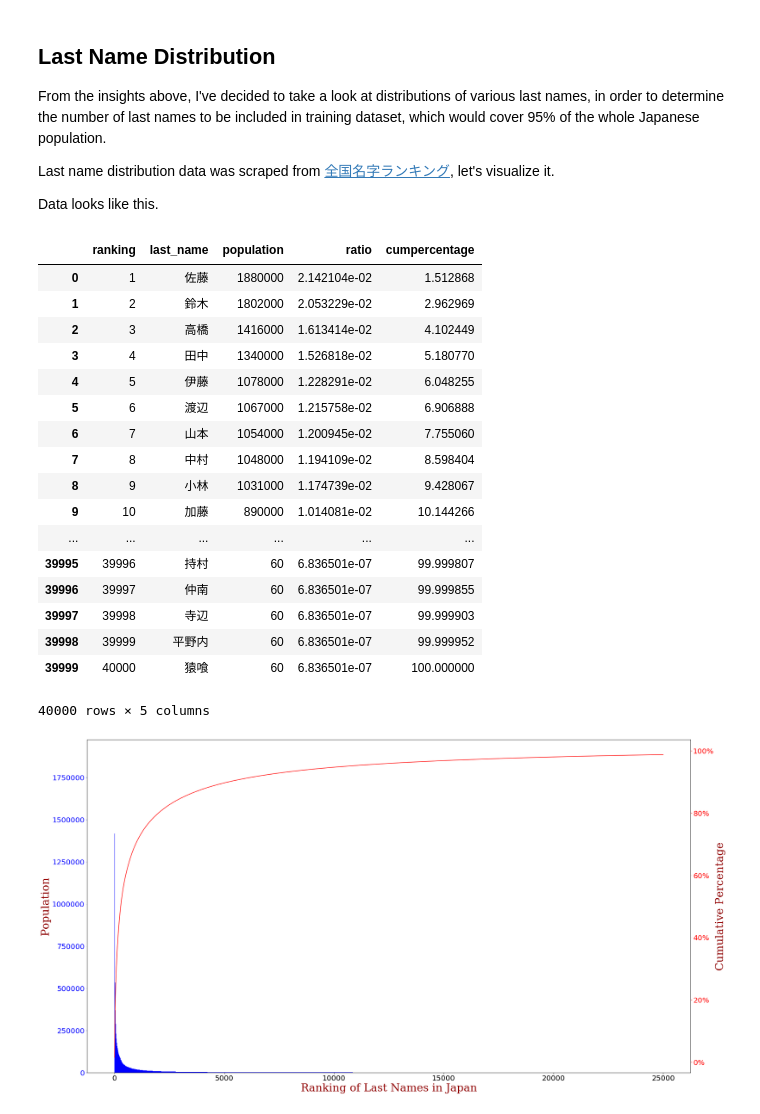
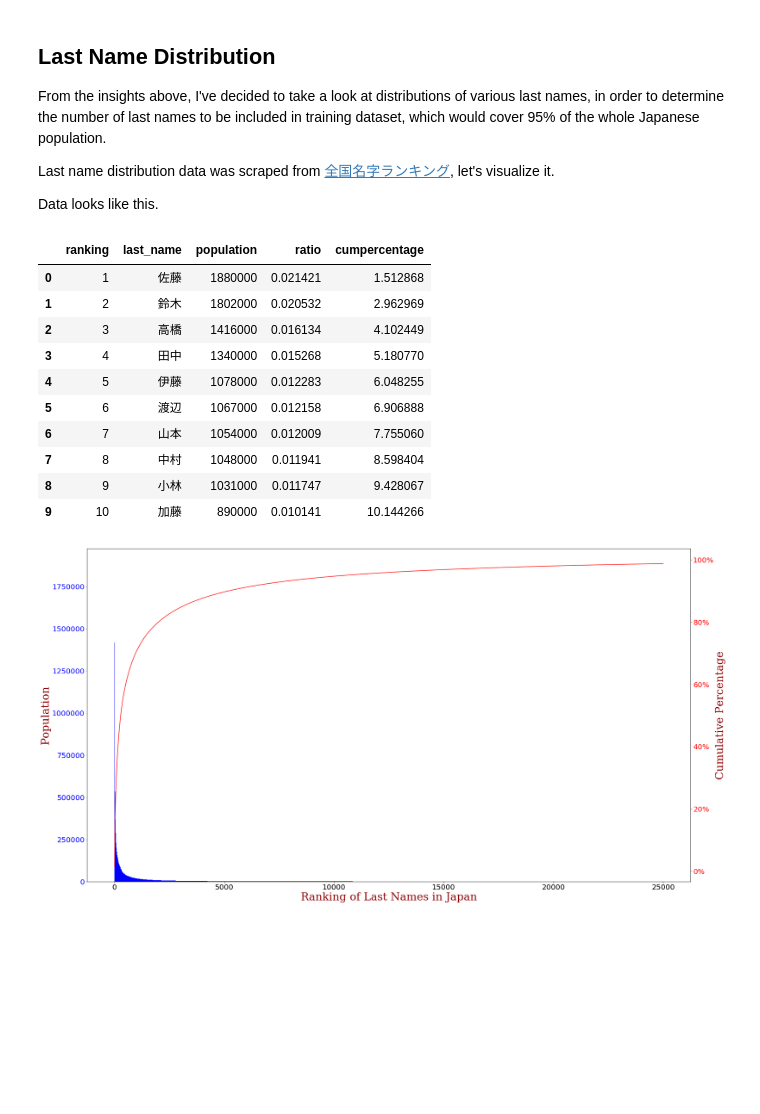
Before and after one commit to wtberry/NameClassifier, a Jupyter notebook: name analysis.ipynb, the cells around one changed output. Drawn from its saved outputs; the diff is of its cells as text; code cells hidden in the pictures; blank space fills up the shorter version.

Commit message:
performing EDA on name analysis data

```diff
--- a/name analysis.ipynb
+++ b/name analysis.ipynb
@@ -129,25 +124,18 @@ Last name distribution data was scraped from [全国名字ランキング](https
 Data looks like this.
 # %%
 names = pd.read_csv('data/last_names.csv')
-names
+names.head(10)
 # %% [output]
 |  | ranking | last_name | population | ratio | cumpercentage |
-| 0 | 1 | 佐藤 | 1880000 | 2.142104e-02 | 1.512868 |
-| 1 | 2 | 鈴木 | 1802000 | 2.053229e-02 | 2.962969 |
-| 2 | 3 | 高橋 | 1416000 | 1.613414e-02 | 4.102449 |
-| 3 | 4 | 田中 | 1340000 | 1.526818e-02 | 5.180770 |
-| 4 | 5 | 伊藤 | 1078000 | 1.228291e-02 | 6.048255 |
-| 5 | 6 | 渡辺 | 1067000 | 1.215758e-02 | 6.906888 |
-| 6 | 7 | 山本 | 1054000 | 1.200945e-02 | 7.755060 |
-| 7 | 8 | 中村 | 1048000 | 1.194109e-02 | 8.598404 |
-| 8 | 9 | 小林 | 1031000 | 1.174739e-02 | 9.428067 |
-| 9 | 10 | 加藤 | 890000 | 1.014081e-02 | 10.144266 |
-| ... | ... | ... | ... | ... | ... |
-| 39995 | 39996 | 持村 | 60 | 6.836501e-07 | 99.999807 |
-| 39996 | 39997 | 仲南 | 60 | 6.836501e-07 | 99.999855 |
-| 39997 | 39998 | 寺辺 | 60 | 6.836501e-07 | 99.999903 |
-| 39998 | 39999 | 平野内 | 60 | 6.836501e-07 | 99.999952 |
-| 39999 | 40000 | 猿喰 | 60 | 6.836501e-07 | 100.000000 |
+| 0 | 1 | 佐藤 | 1880000 | 0.021421 | 1.512868 |
+| 1 | 2 | 鈴木 | 1802000 | 0.020532 | 2.962969 |
+| 2 | 3 | 高橋 | 1416000 | 0.016134 | 4.102449 |
+| 3 | 4 | 田中 | 1340000 | 0.015268 | 5.180770 |
+| 4 | 5 | 伊藤 | 1078000 | 0.012283 | 6.048255 |
+| 5 | 6 | 渡辺 | 1067000 | 0.012158 | 6.906888 |
+| 6 | 7 | 山本 | 1054000 | 0.012009 | 7.755060 |
+| 7 | 8 | 中村 | 1048000 | 0.011941 | 8.598404 |
+| 8 | 9 | 小林 | 1031000 | 0.011747 | 9.428067 |
+| 9 | 10 | 加藤 | 890000 | 0.010141 | 10.144266 |
-40000 rows × 5 columns
 # %%
 # now plotting
```
Also changed, not shown: parts of 6 cells of this notebook.
